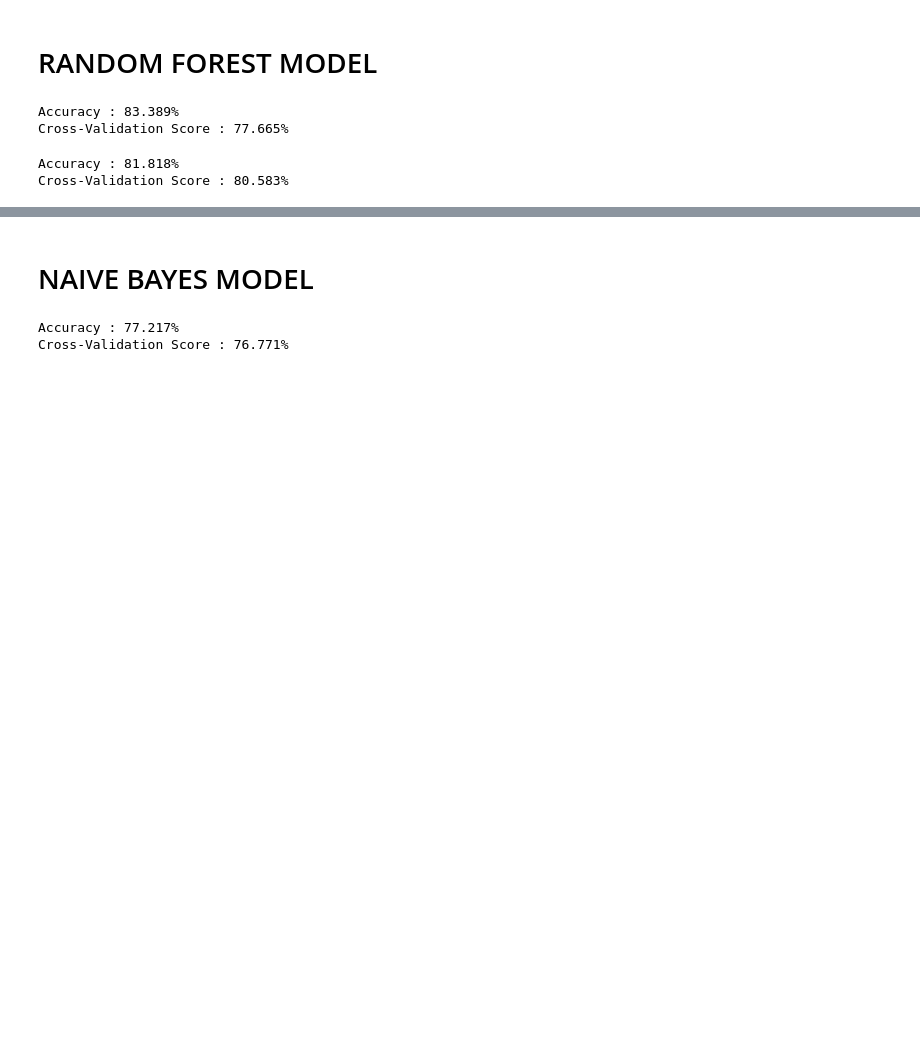
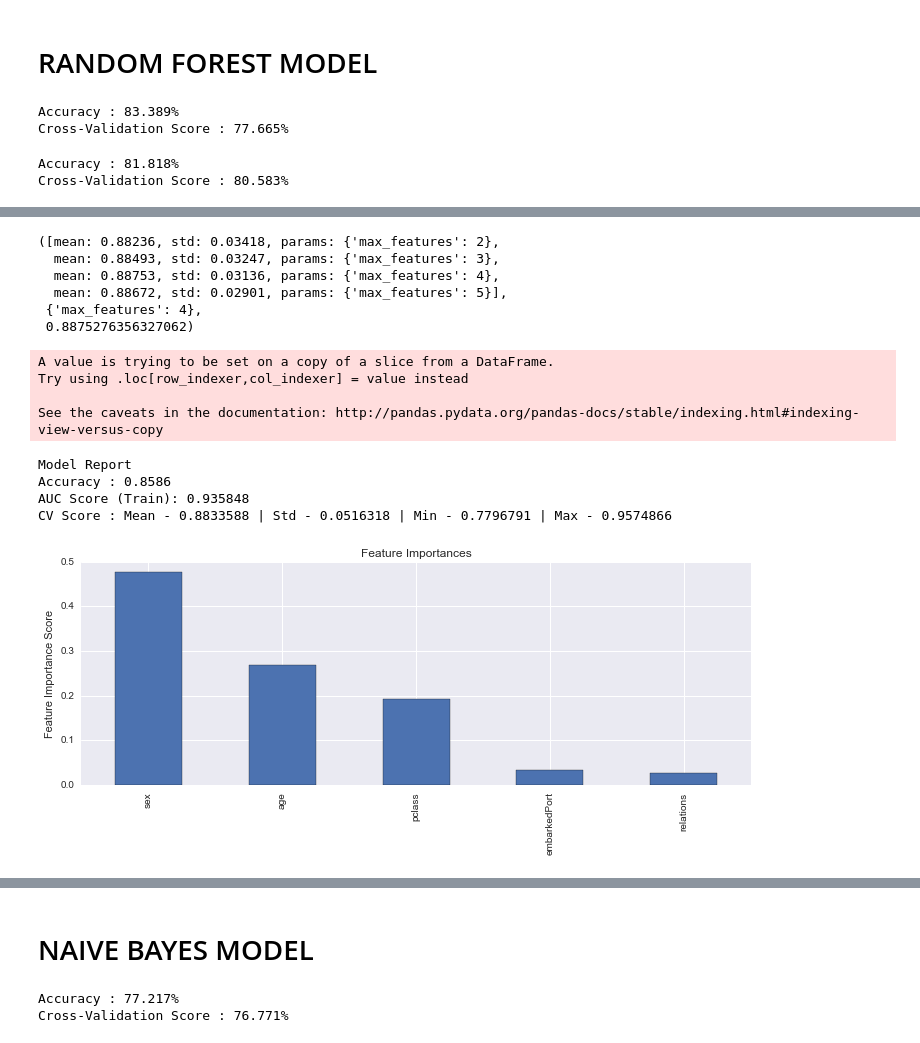
Before and after one commit to svjt78/Titanic-Predictive-Analytics-with-Kaggle-Dataset, a Jupyter notebook: Titanic-Predictive-Model-with-Kaggle_dataset.ipynb, the cells around one changed output, grey strips where cells are left out. Drawn from its saved outputs; the diff is of its cells as text; code cells hidden in the pictures; blank space fills up the shorter version.

```diff
--- a/Titanic-Predictive-Model-with-Kaggle_dataset.ipynb
+++ b/Titanic-Predictive-Model-with-Kaggle_dataset.ipynb
@@ -1092,0 +1234,31 @@ Cross-Validation Score : 80.583%
+# %%
+#Tune max_feature
+param_test4 = {'max_features': [2,3,4,5]}
+gsearch4 = GridSearchCV(estimator = RandomForestClassifier(n_estimators =40,  oob_score = "TRUE", n_jobs = -1,
+    random_state =10, max_features = "sqrt", max_depth = 9, min_samples_split = 20, min_samples_leaf = 5),
+                        param_grid = param_test4, scoring='roc_auc',n_jobs=4,iid=False, cv=5)
+gsearch4.fit(df2[predictors],df2[response])
+gsearch4.grid_scores_, gsearch4.best_params_, gsearch4.best_score_
+# %% [output]
+([mean: 0.88236, std: 0.03418, params: {'max_features': 2},
+  mean: 0.88493, std: 0.03247, params: {'max_features': 3},
+  mean: 0.88753, std: 0.03136, params: {'max_features': 4},
+  mean: 0.88672, std: 0.02901, params: {'max_features': 5}],
+ {'max_features': 4},
+ 0.8875276356327062)
+# %%
+#Calibrate with RF
+predictors = [x for x in df2.columns if x not in [response, IDcol, CabinID]]
+rfm0 = RandomForestClassifier(n_estimators =40,  oob_score = "TRUE", n_jobs = -1,
+    random_state =10, max_features = 4, max_depth = 9, min_samples_split = 20, min_samples_leaf = 5)
+modelfit(rfm0, df2, predictors)
+# %% [output]
+A value is trying to be set on a copy of a slice from a DataFrame.
+Try using .loc[row_indexer,col_indexer] = value instead
+
+See the caveats in the documentation: http://pandas.pydata.org/pandas-docs/stable/indexing.html#indexing-view-versus-copy
+Model Report
+Accuracy : 0.8586
+AUC Score (Train): 0.935848
+CV Score : Mean - 0.8833588 | Std - 0.0516318 | Min - 0.7796791 | Max - 0.9574866
+[figure, added]
```
Also changed, not shown: parts of 32 cells of this notebook.
